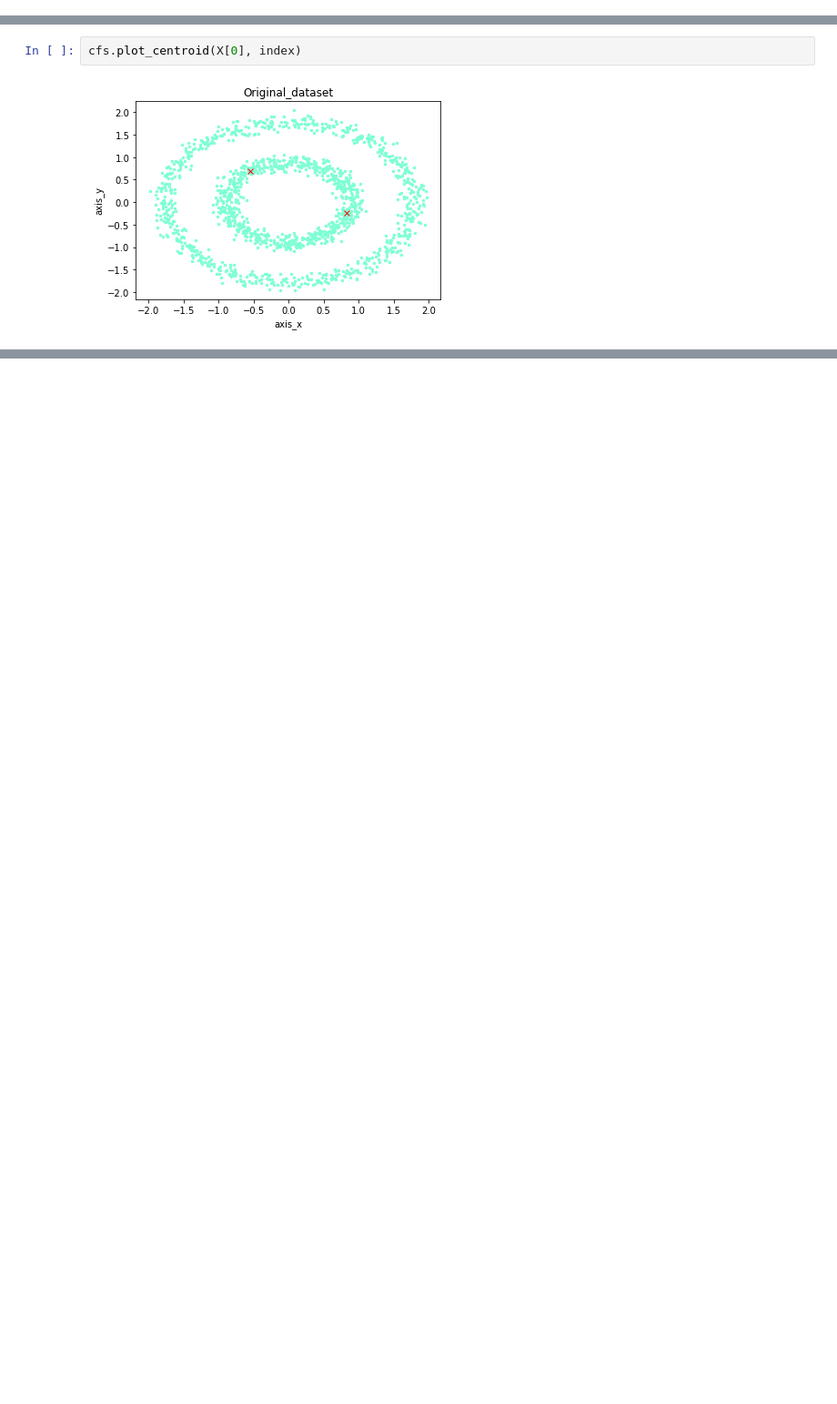
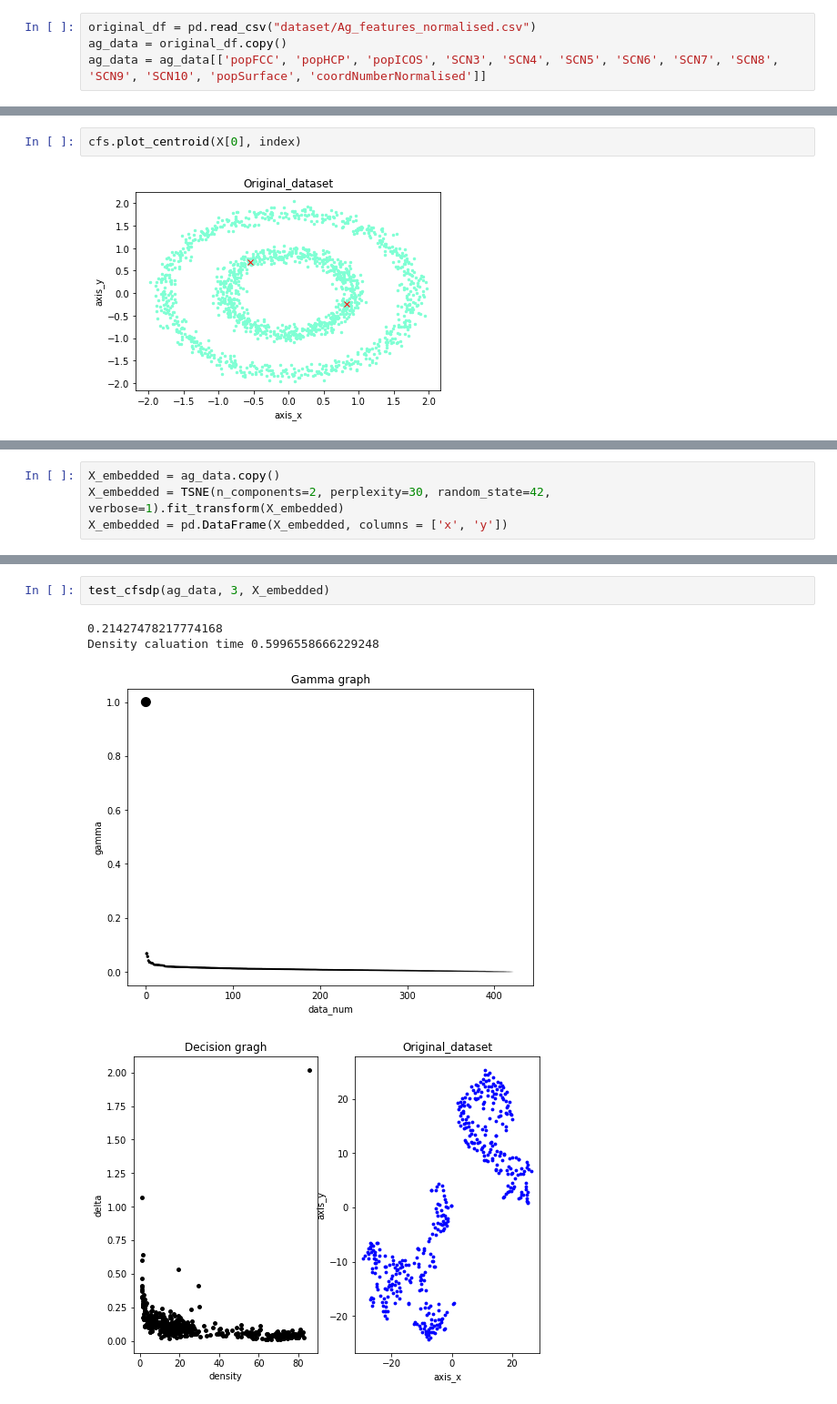
Before and after one commit to Thea-Hsu/EILS, a Jupyter notebook: cfsdp_demo.ipynb, the cells around one changed output, grey strips where cells are left out. Shown at 91% size. Drawn from its saved outputs; the diff is of its cells as text; blank space fills up the shorter version.

```diff
--- a/cfsdp_demo.ipynb
+++ b/cfsdp_demo.ipynb
@@ -25 +29,5 @@ X[0]
 1500 rows × 2 columns
+# %%
+original_df = pd.read_csv("dataset/Ag_features_normalised.csv")
+ag_data = original_df.copy()
+ag_data = ag_data[['popFCC', 'popHCP', 'popICOS', 'SCN3', 'SCN4', 'SCN5', 'SCN6', 'SCN7', 'SCN8', 'SCN9', 'SCN10', 'popSurface', 'coordNumberNormalised']]
@@ -120,0 +142,4 @@ Iterative label spreading took 24.1s
+# %%
+X_embedded = ag_data.copy()
+X_embedded = TSNE(n_components=2, perplexity=30, random_state=42, verbose=1).fit_transform(X_embedded)
+X_embedded = pd.DataFrame(X_embedded, columns = ['x', 'y'])
@@ -120,0 +154,7 @@ Iterative label spreading took 24.1s
+# %%
+test_cfsdp(ag_data, 3, X_embedded)
+# %% [output]
+0.21427478217774168
+Density caluation time 0.5996558666229248
+[figure, added]
+[figure, added]
```
Also changed, not shown: parts of 18 cells of this notebook, 7 other files.
